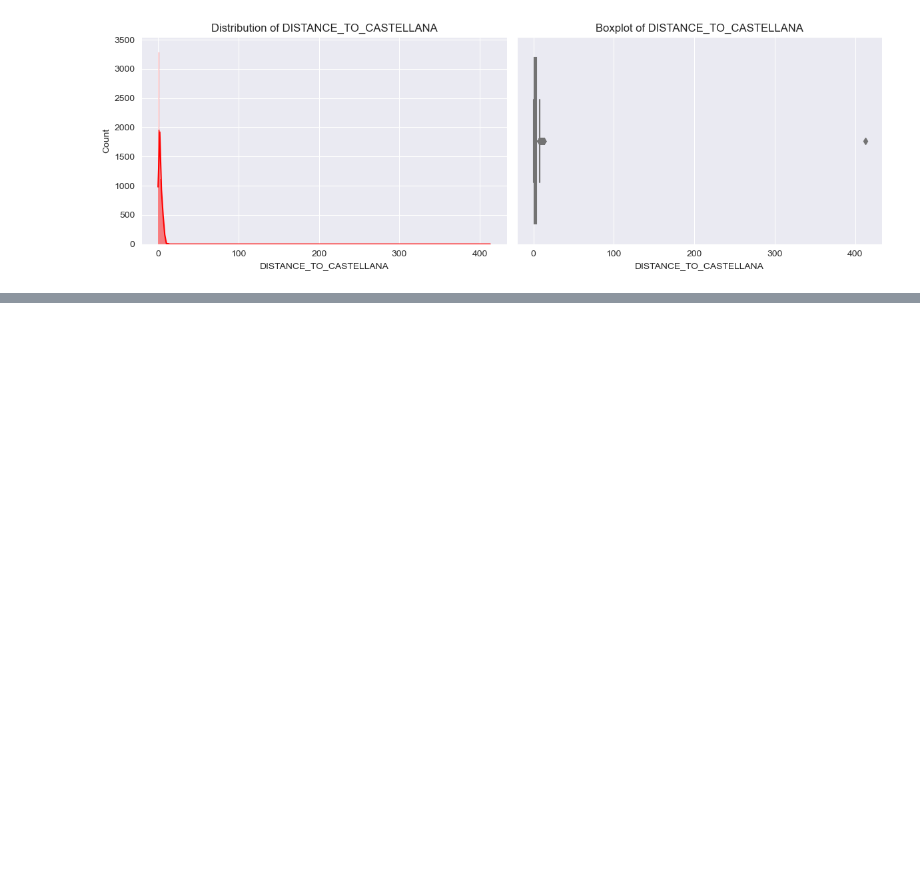
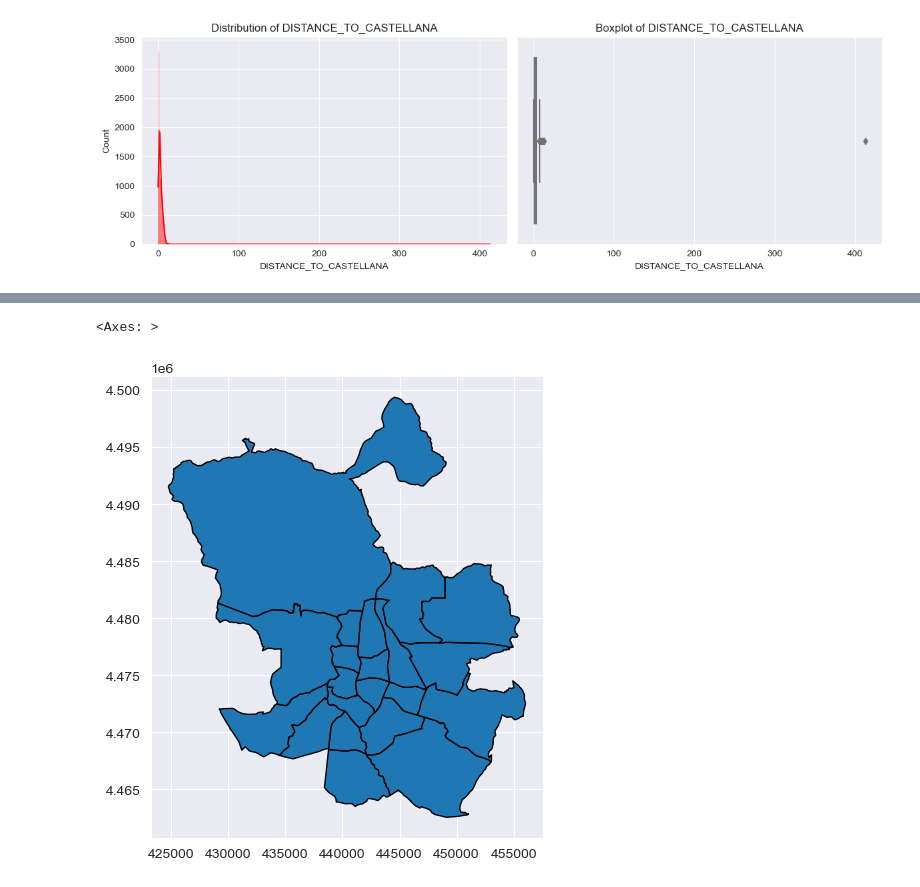
Before and after one commit to EstebannRomeroo/TFM, a Jupyter notebook: descriptive_analysis.ipynb, the cells around one changed output, grey strips where cells are left out. Saved outputs shown, nothing was run; the diff lists cells and outputs as text; code cells hidden in the pictures; blank space fills up the shorter version.

```diff
--- a/descriptive_analysis.ipynb
+++ b/descriptive_analysis.ipynb
@@ -385,3 +367,13 @@ descriptive_stats_num
 | DISTANCE_TO_CITY_CENTER | 75804.0 | 4.482177 | 3.060601 | 0.015374 | 2.403719 | 4.114302 | 6.219482 | 4.157526e+02 | 32.403678 | 4300.251911 | 4.157372e+02 |
 | DISTANCE_TO_METRO | 75804.0 | 0.475372 | 1.566674 | 0.001416 | 0.212755 | 0.330021 | 0.519193 | 3.994774e+02 | 218.264605 | 55503.361814 | 3.994760e+02 |
 | DISTANCE_TO_CASTELLANA | 75804.0 | 2.681288 | 2.656468 | 0.001435 | 1.040496 | 1.962104 | 3.854188 | 4.128037e+02 | 49.240880 | 7494.176383 | 4.128023e+02 |
+# %%
+import geopandas as gpd
+import pandas as pd
+import matplotlib.pyplot as plt
+import os
+
+file_path = os.getcwd()
+file = os.path.join(file_path, 'cartographic_data\Madrid\Distritos.shp')
+gdf = gpd.read_file(file).drop_duplicates()
+gdf
@@ -387,0 +398,5 @@ descriptive_stats_num
+# %%
+gdf.plot(edgecolor='black', figsize=(10, 6))
+# %% [output]
+<Axes: >
+[figure, added]
```
Also changed, not shown: parts of 3 cells of this notebook, 15 other files.
